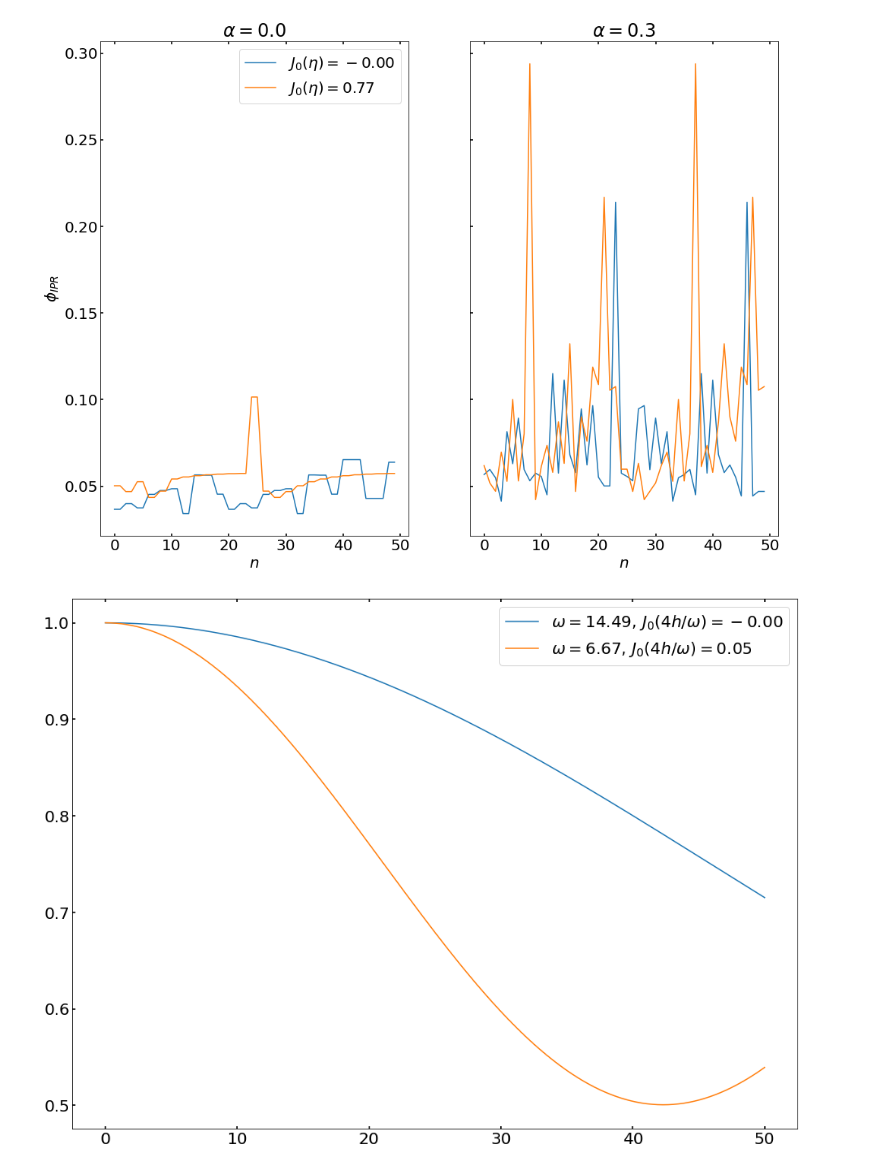
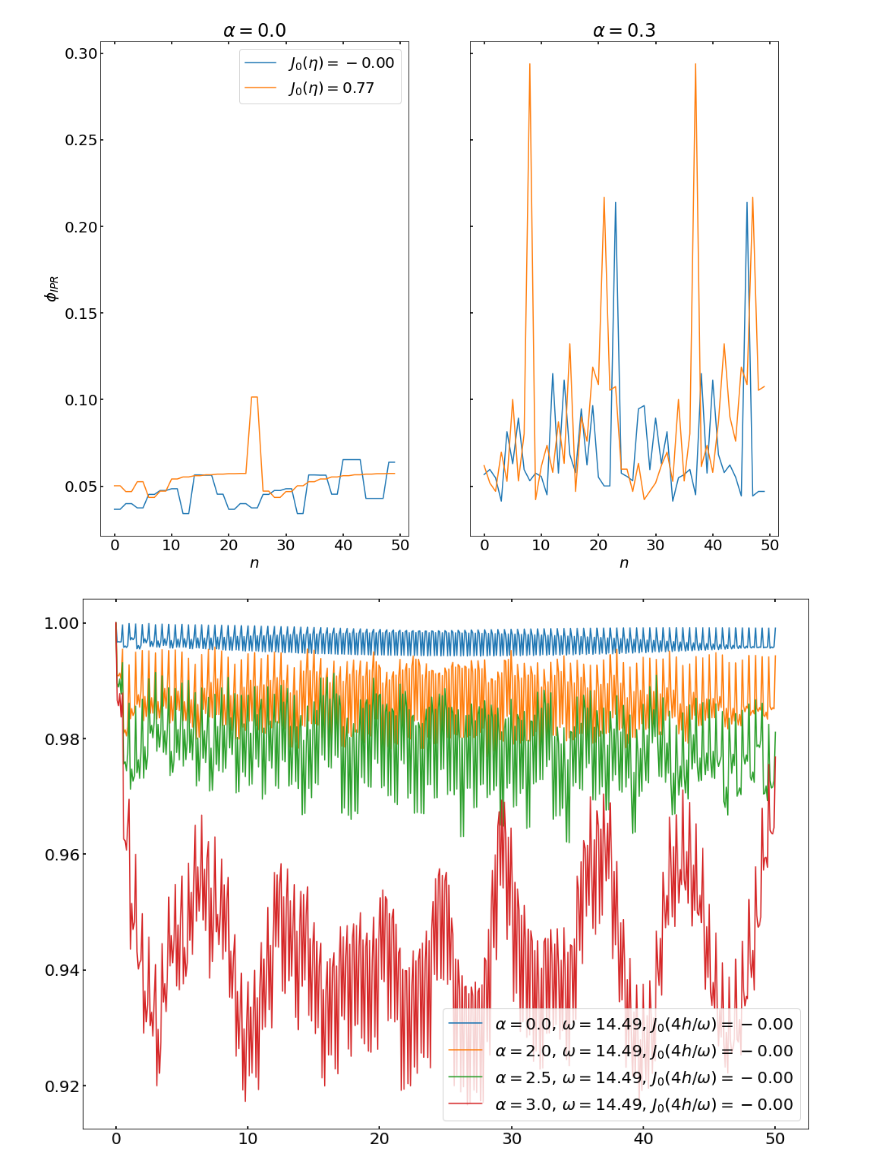
Before and after one commit to hariseldon99/periodic_lipkin, a Jupyter notebook: Disordered_ising.ipynb, the cells around one changed output. Cells and saved outputs as stored; diff of their text form; code cells hidden in the pictures.

```diff
--- a/Disordered_ising.ipynb
+++ b/Disordered_ising.ipynb
@@ -49,6 +49,7 @@ def drive(t, args):
     w = args['omega']
     return h0 + h * np.sin(w * t)
 
+#Verified to be true
 def get_disorder_hamilts(args):
     N= args['N']
     alpha = args["alpha"]
@@ -75,12 +76,13 @@ def get_disorder_hamilts(args):
     d = np.ones(2*N)
     d[N:] = -1
     H1 = np.diag(d)
-    return 2 * H0, 2 * H1
+    return H0, H1
 
+#Need to check this. Might be wrong
 def get_floquet_isingdisorder(args, **kwargs):
     N = args['N']
     H0, H1 = get_disorder_hamilts(args)
-    H = [Qobj(H0),[Qobj(H1),drive]]
+    H = [Qobj(2*H0),[Qobj(2*H1),drive]]
     T = 2 * np.pi/args['omega']
     f_mat = np.empty((2*N, 2*N), dtype=np.complex128)
     for i in range(2*N):
@@ -155,38 +157,38 @@ plt.rcParams.update({
     "font.size": 20})
 
 N = 50
 
 h0 = 0
 h = 20.0
-alpha = 0.0
+alpha = 3.0
 
 etas = jn_zeros(0,4)
 eta = etas[1]
 w_frz = 4*h/eta
 
-w_nfrz = h/3
+w_nfrz = 0.8 * h
 
 #Qutip Solver Options
 opts = Options(nsteps=1e5, openmp_threads=1)
 params_frz = {'h0':h0, 'h': h, 'omega': w_frz, 'alpha': alpha, 'N':N}
 params_nfrz = {'h0':h0, 'h': h, 'omega': w_nfrz, 'alpha': alpha, 'N':N}
 
-for w in [w_frz, w_nfrz]:
-    p = {'h0':h0, 'h': h, 'omega': w, 'alpha': alpha, 'N':N}
+for a in [0.0, 2.0,2.5, 3.0]:
+    p = {'h0':h0, 'h': h, 'omega': w_frz, 'alpha': a, 'N':N}
     H0, H1 = get_disorder_hamilts(p)
-    H = [Qobj(H0)/N,[Qobj(H1)/N,drive]]
+    H = [Qobj(2*H0),[Qobj(2*H1),drive]]
 
     h = p['h']
     w = p['omega']
     T = 2 * np.pi/w
     n = 50
     times = np.linspace(0,n*T, 500)
 
-    Ut = propagator(H, times, c_op_list=[], args=params_frz, options=None, parallel=True)
+    Ut = propagator(H, times, c_op_list=[], args=p, options=None, parallel=True)
     G = [np.trace(U[0:N,0:N] @ U[0:N,0:N].T.conjugate())/N for U in Ut]
-    plt.plot(times/T, np.abs(G), label=r'$\omega = {:1.2f}$, $J_0(4h/\omega)={:1.2f}$'.format(w, j0(4*h/w)))
+    plt.plot(times/T, np.abs(G), label=r'$\alpha = {:1.1f}$, $\omega = {:1.2f}$, $J_0(4h/\omega)={:1.2f}$'.format(a, w, j0(4*h/w)))
 
 plt.legend()
 plt.show()
 # %% [output]
-[figure, old version]
+[figure, new version]
```
Also changed, not shown: parts of 2 cells of this notebook, 1 other file.
